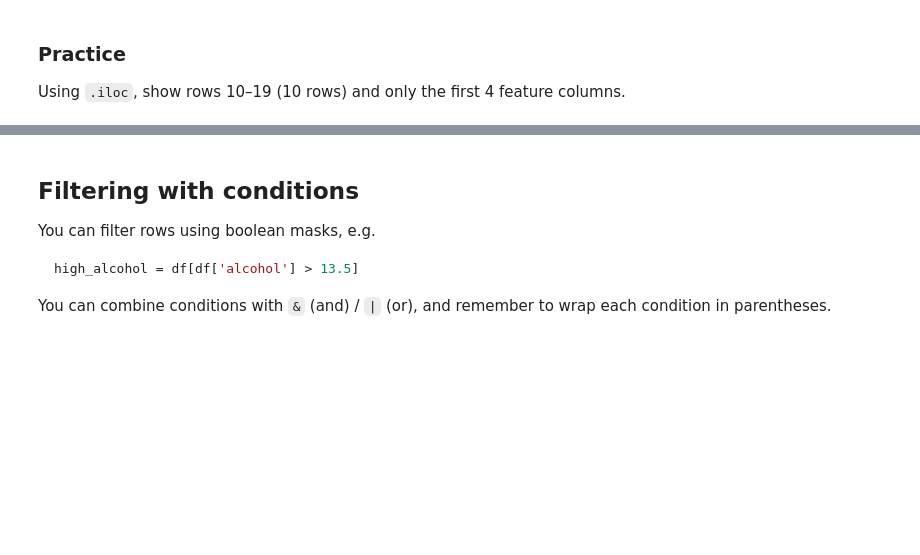
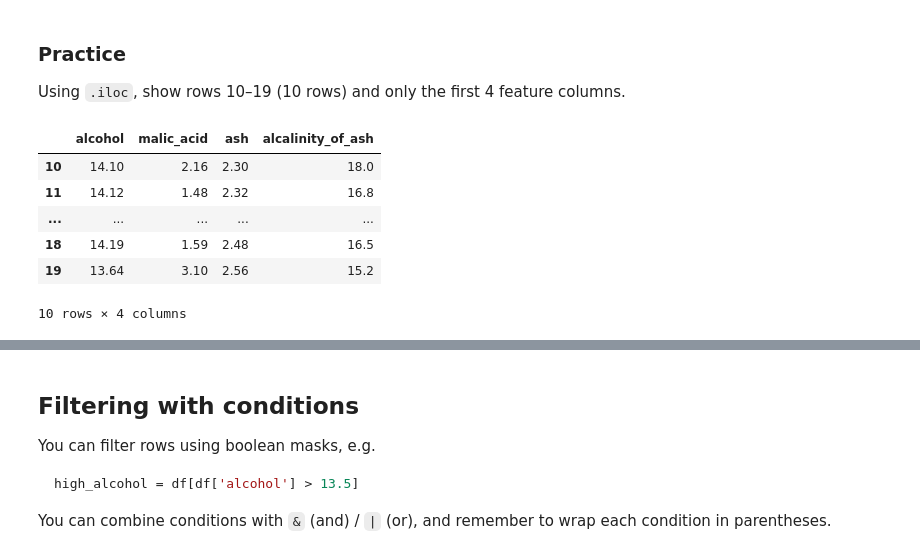
Before and after one commit to sbalbale/Trinity-CPSC360-Deep-Learning, a Jupyter notebook: Lecture04/pandas-wine-practice.ipynb, the cells around one changed output, grey strips where cells are left out. Saved outputs shown, nothing was run; the diff lists cells and outputs as text; code cells hidden in the pictures; blank space fills up the shorter version.

```diff
--- a/Lecture04/pandas-wine-practice.ipynb
+++ b/Lecture04/pandas-wine-practice.ipynb
@@ -162,3 +168,12 @@ df.iloc[10:20]
 Using `.iloc`, show rows 10–19 (10 rows) and only the first 4 feature columns.
 # %%
 #Write your code here. The output is given below
+df.iloc[10:20, 0:4]  #slicing rows 10-20 and columns 0-3
+# %% [output]
+|  | alcohol | malic_acid | ash | alcalinity_of_ash |
+| 10 | 14.10 | 2.16 | 2.30 | 18.0 |
+| 11 | 14.12 | 1.48 | 2.32 | 16.8 |
+| ... | ... | ... | ... | ... |
+| 18 | 14.19 | 1.59 | 2.48 | 16.5 |
+| 19 | 13.64 | 3.10 | 2.56 | 15.2 |
+10 rows × 4 columns
```
Also changed, not shown: parts of 16 cells of this notebook.
